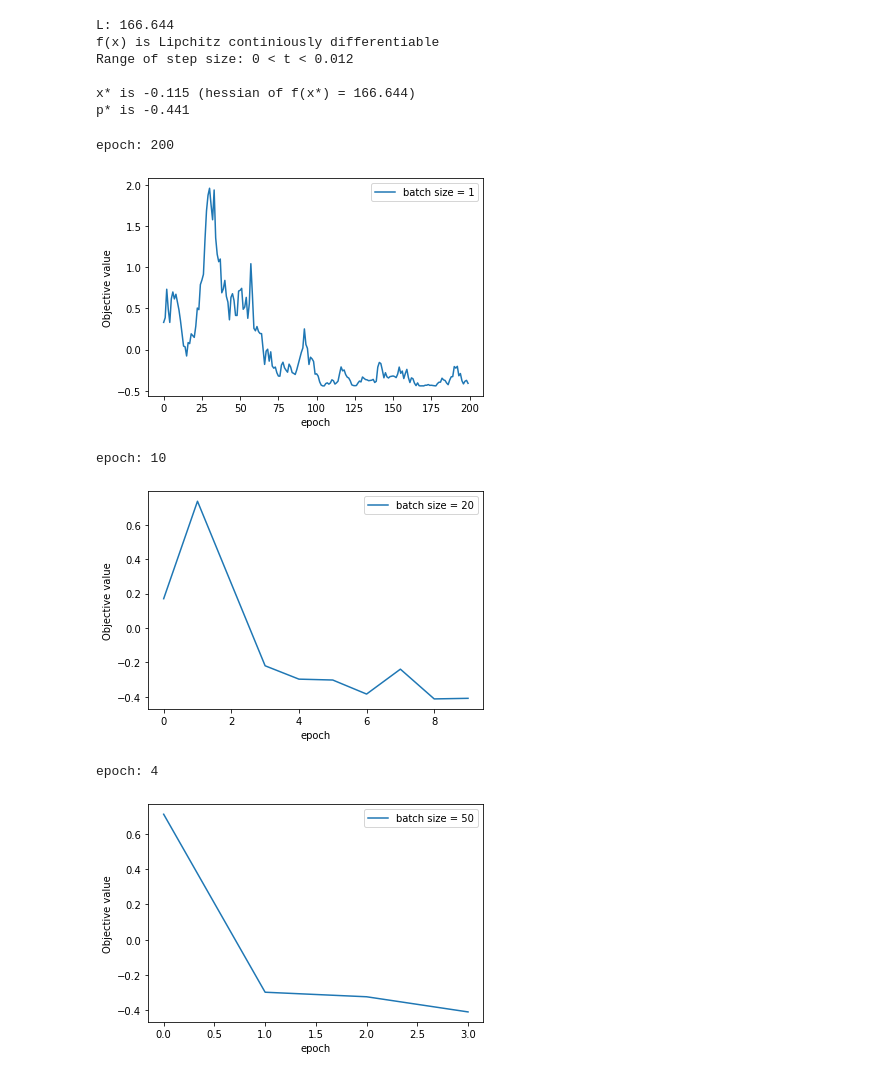
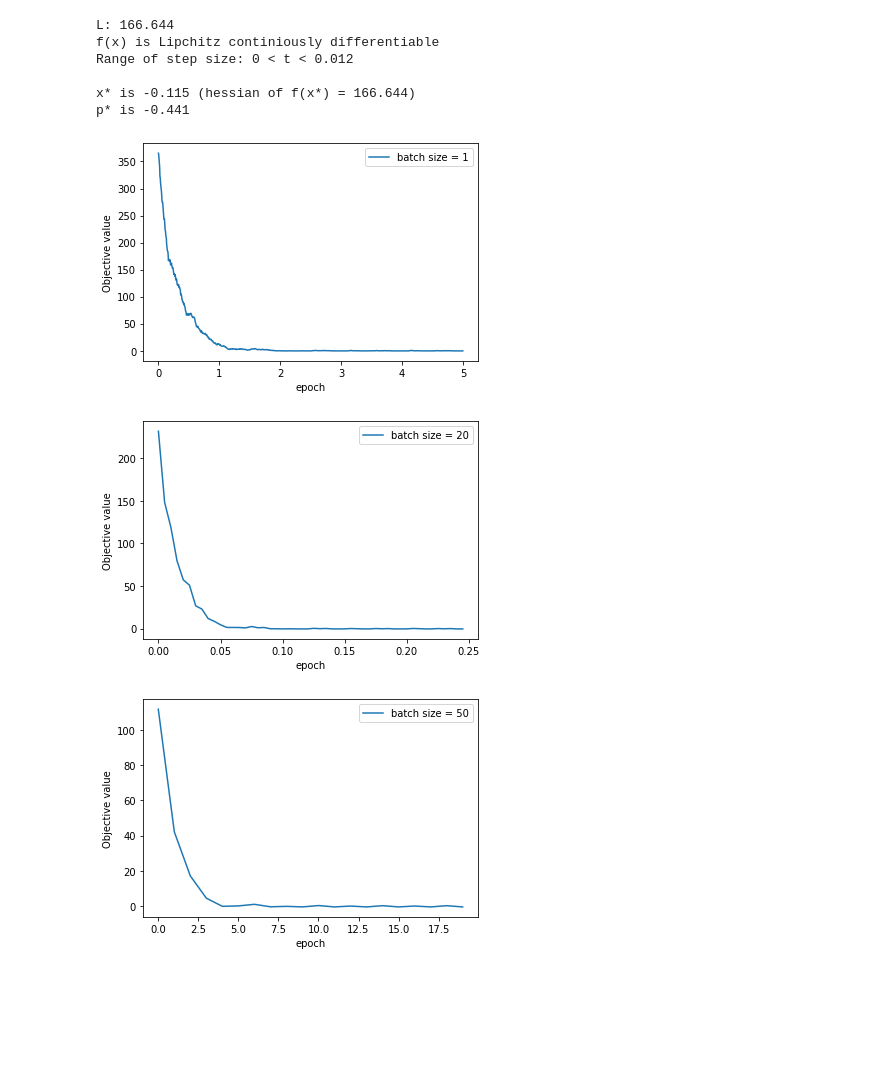
Before and after one commit to k-sukhantharat/bads7603-Optimization, a Jupyter notebook: hw4_minibatch/hw4_minibatch.ipynb, the cells around one changed output. Saved outputs shown, nothing was run; the diff lists cells and outputs as text; code cells hidden in the pictures; blank space fills up the shorter version.

Commit message:
hw4 - mini batch

```diff
--- a/hw4_minibatch/hw4_minibatch.ipynb
+++ b/hw4_minibatch/hw4_minibatch.ipynb
@@ -51,50 +51,52 @@ p* is -0.441
 # f_i for mini batch
 def f_i(x, i):
     return A[i] + (B[i] * x) + (1/2 * (C[i] * math.pow(x,2)))
-def f_i_gradient(x,i):
-    return B[i] + (C[i] * x)
+def search_direction(x, k, i):
+    b = B[i:i+k]
+    c = C[i:i+k]
+    return - np.sum(b + (c * x))
 # %%
 def mini_batch(N,k,t):
-    epoch = N//k
-    print('epoch:',epoch)
+    epoch = 5
+    # print('epoch:',epoch)
     # initial x0
-    x = -0.2
+    x_prev = 2
     f_hist = []
-    i = 0
     for e in range(epoch):
-        for j in range(k):
-            x = x - (t * (f_i_gradient(x, i)))
-            i += 1
-        f_hist.append(f(x))
+        i = 0
+        for n in range(1,N//k + 1):
+            # print('i:', i)
+            x = x_prev + (t * (search_direction(x_prev, k, i)))
+            f_hist.append(f(x))
+            x_prev = x
+            i += k
     return f_hist
 # %%
 N = A.shape[0]
 k = 1 #batch_size
 f_hist_1 = mini_batch(N,k, 0.01)
 # output
 import matplotlib.pyplot as plt
-plt.plot([x for x in range(len(f_hist_1))], f_hist_1, label='batch size = 1')
+plt.plot([x/N for x in range(len(f_hist_1))], f_hist_1, label='batch size = 1')
 plt.xlabel("epoch")
 plt.ylabel("Objective value")
 plt.legend(loc='upper right')
 plt.show()
 # %% [output]
-epoch: 200
-[figure, old version]
+[figure, new version]
 # %%
 N = A.shape[0]
 k = 20 #batch_size
 f_hist_1 = mini_batch(N,k, 0.01)
 # output
 import matplotlib.pyplot as plt
-plt.plot([x for x in range(len(f_hist_1))], f_hist_1, label='batch size = 20')
+plt.plot([x/N for x in range(len(f_hist_1))], f_hist_1, label='batch size = 20')
 plt.xlabel("epoch")
 plt.ylabel("Objective value")
 plt.legend(loc='upper right')
 plt.show()
 # %% [output]
-epoch: 10
-[figure, old version]
+[figure, new version]
 # %%
 N = A.shape[0]
 k = 50 #batch_size
@@ -107,8 +109,7 @@ plt.ylabel("Objective value")
 plt.legend(loc='upper right')
 plt.show()
 # %% [output]
-epoch: 4
-[figure, old version]
+[figure, new version]
 # %%
 N = A.shape[0]
 k = 1 #batch_size
```
Also changed, not shown: parts of 3 cells of this notebook.
